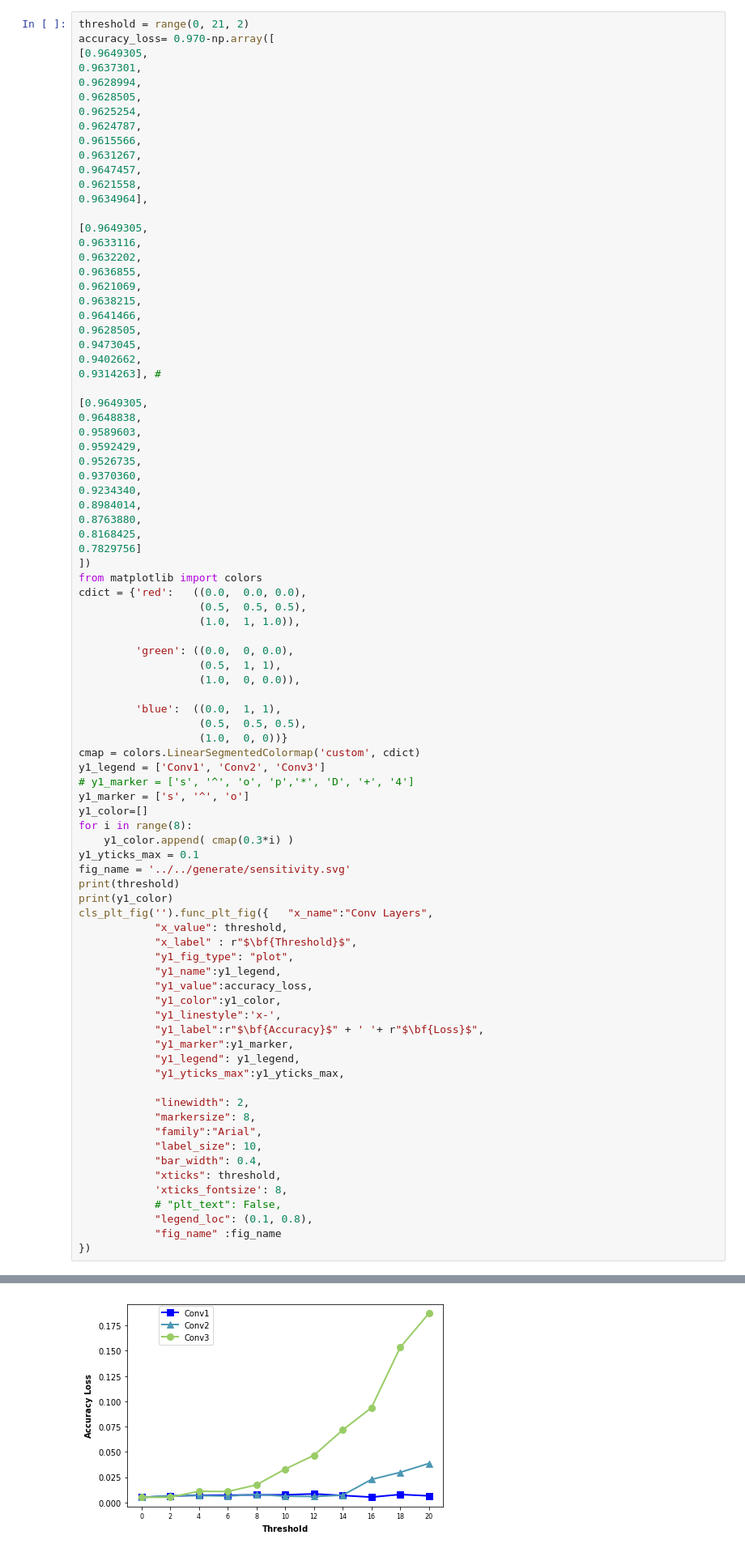
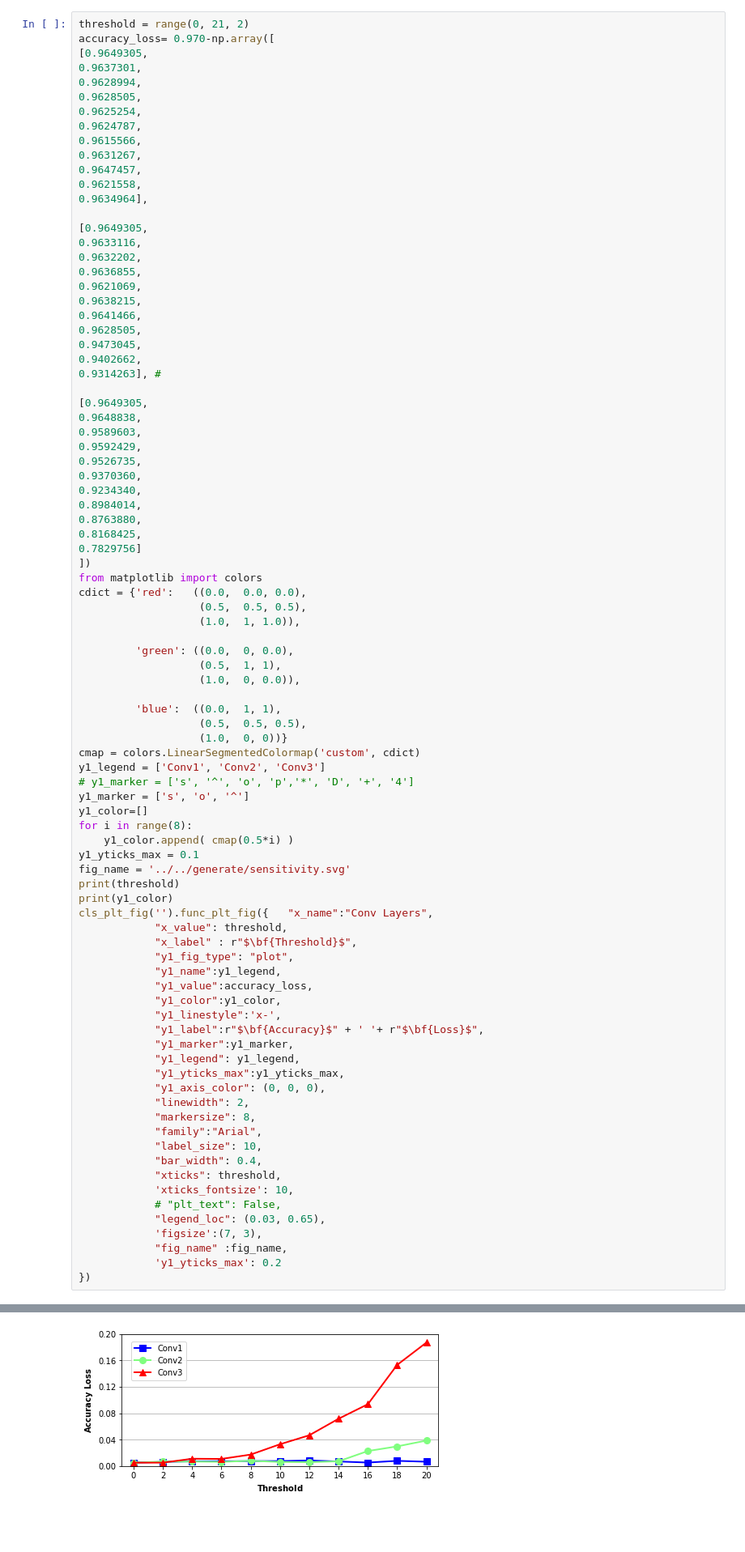
Before and after one commit to changchun-zhou/sagitta_fig, a Jupyter notebook: scripts/Voltage-Frequency-Scaling/Sagitta_Fig.ipynb, the cells around one changed output, grey strips where cells are left out. Shown at 81% size. Saved outputs shown, nothing was run; the diff lists cells and outputs as text; blank space fills up the shorter version.

```diff
--- a/scripts/Voltage-Frequency-Scaling/Sagitta_Fig.ipynb
+++ b/scripts/Voltage-Frequency-Scaling/Sagitta_Fig.ipynb
@@ -874,10 +877,10 @@ cdict = {'red':   ((0.0,  0.0, 0.0),
 cmap = colors.LinearSegmentedColormap('custom', cdict)
 y1_legend = ['Conv1', 'Conv2', 'Conv3']
 # y1_marker = ['s', '^', 'o', 'p','*', 'D', '+', '4']
-y1_marker = ['s', '^', 'o']
+y1_marker = ['s', 'o', '^']
 y1_color=[]
 for i in range(8):
-    y1_color.append( cmap(0.3*i) )
+    y1_color.append( cmap(0.5*i) )
 y1_yticks_max = 0.1
 fig_name = '../../generate/sensitivity.svg'
 print(threshold)
@@ -894,17 +897,19 @@ cls_plt_fig('').func_plt_fig({   "x_name":"Conv Layers",
             "y1_marker":y1_marker,
             "y1_legend": y1_legend,
             "y1_yticks_max":y1_yticks_max,
-
+            "y1_axis_color": (0, 0, 0),
             "linewidth": 2,
             "markersize": 8,
             "family":"Arial",
             "label_size": 10,
             "bar_width": 0.4,
             "xticks": threshold,
-            'xticks_fontsize': 8,
+            'xticks_fontsize': 10,
             # "plt_text": False,
-            "legend_loc": (0.1, 0.8),
-            "fig_name" :fig_name
+            "legend_loc": (0.03, 0.65),
+            'figsize':(7, 3),
+            "fig_name" :fig_name,
+            'y1_yticks_max': 0.2
 })
 # %% [output]
 range(0, 21, 2)
@@ -912,4 +917,4 @@ range(0, 21, 2)
-[figure, old version]
+[figure, new version]
 # %%
 
 
```
Also changed, not shown: parts of 3 cells of this notebook.
